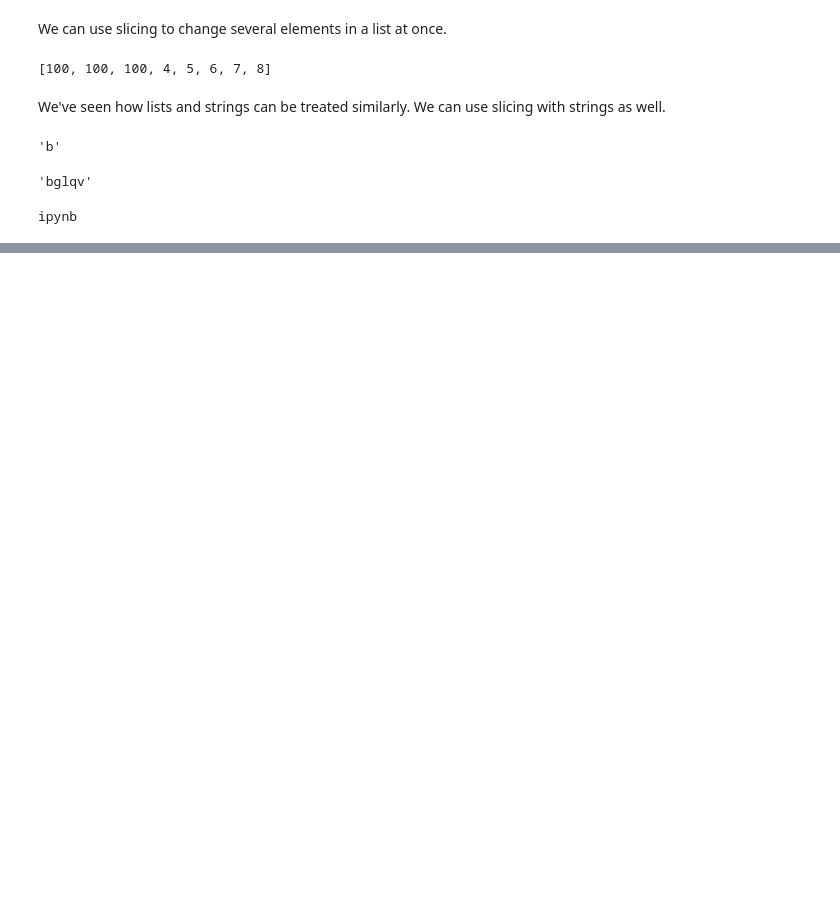
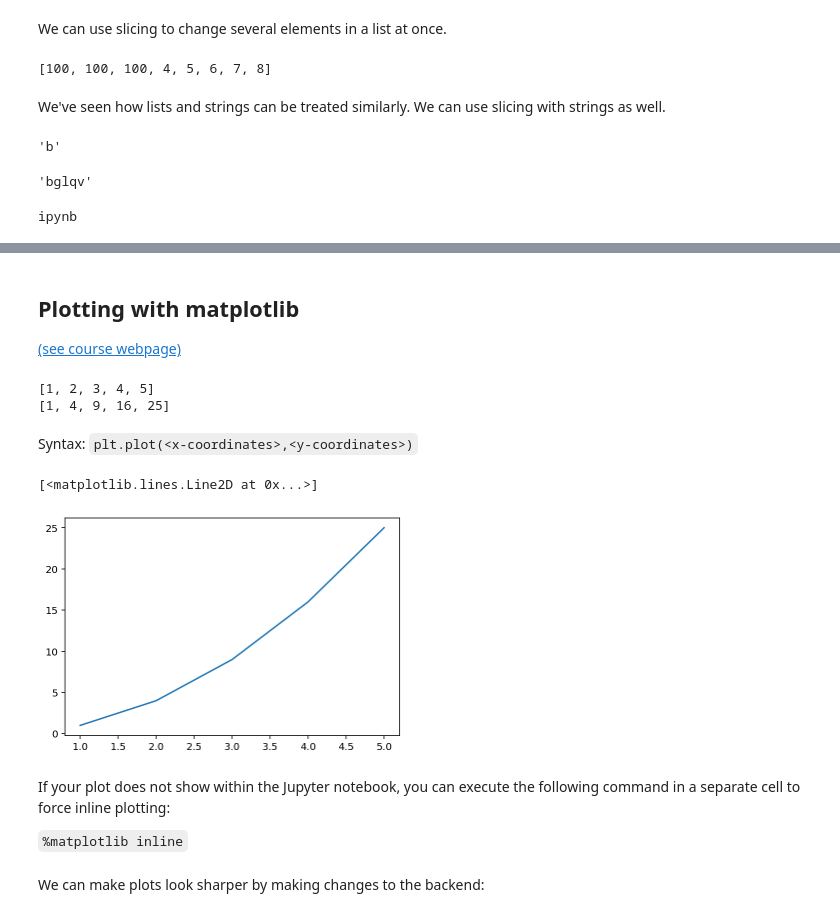
Before and after one commit to jllottes/jllottes.github.io, a Jupyter notebook: _static/weekly_notebooks/week3_notebook.ipynb, the cells around one changed output, grey strips where cells are left out. Saved outputs shown, nothing was run; the diff lists cells and outputs as text; code cells hidden in the pictures; blank space fills up the shorter version.

Commit message:
Update week3_notebook

```diff
--- a/_static/weekly_notebooks/week3_notebook.ipynb
+++ b/_static/weekly_notebooks/week3_notebook.ipynb
@@ -314,0 +568,3 @@ ipynb
+# %%
+for i in range(0,5,2):
+    print(i)
@@ -314,0 +575,3 @@ ipynb
+# %%
+for i in range(5,0,-1):
+    print(i)
@@ -314,0 +733,4 @@ ipynb
+# %% [markdown]
+## Plotting with matplotlib
+
+[(see course webpage)](https://jllottes.github.io/PT/PT-matplotlib_plots/PT-matplotlib_plots.html)
@@ -314,0 +739,22 @@ ipynb
+# %%
+x = [1,2,3,4,5]
+y = [i**2 for i in x]
+
+print(x)
+print(y)
+# %% [output]
+[1, 2, 3, 4, 5]
+[1, 4, 9, 16, 25]
+# %% [markdown]
+Syntax: `plt.plot(<x-coordinates>,<y-coordinates>)`
+# %%
+plt.plot(x,y)
+# %% [output]
+[<matplotlib.lines.Line2D at 0x...>]
+[figure, added]
+# %% [markdown]
+If your plot does not show within the Jupyter notebook, you can execute the following command in a separate cell to force inline plotting:
+
+`%matplotlib inline`
+# %% [markdown]
+We can make plots look sharper by making changes to the backend:
```
Also changed, not shown: parts of 96 cells of this notebook, 38 other files.
